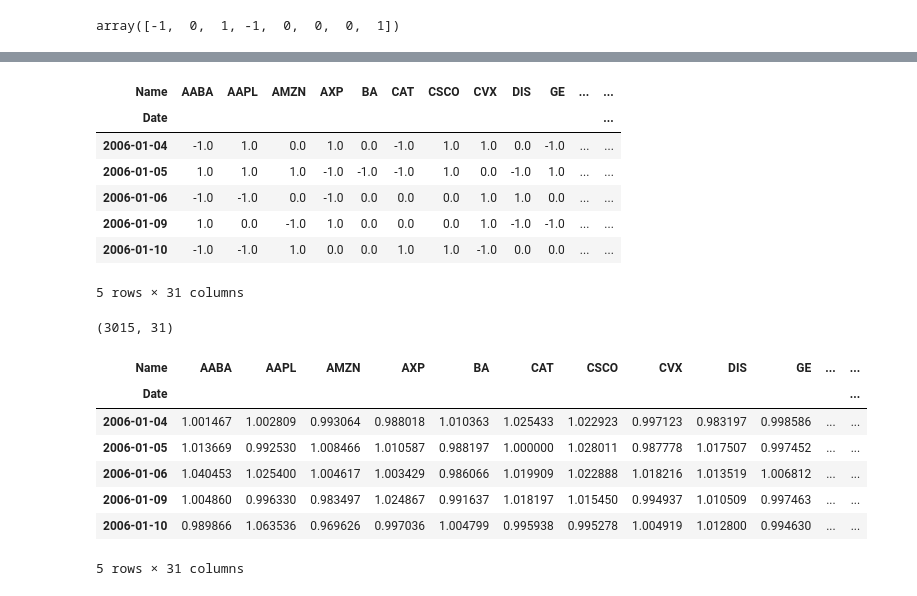
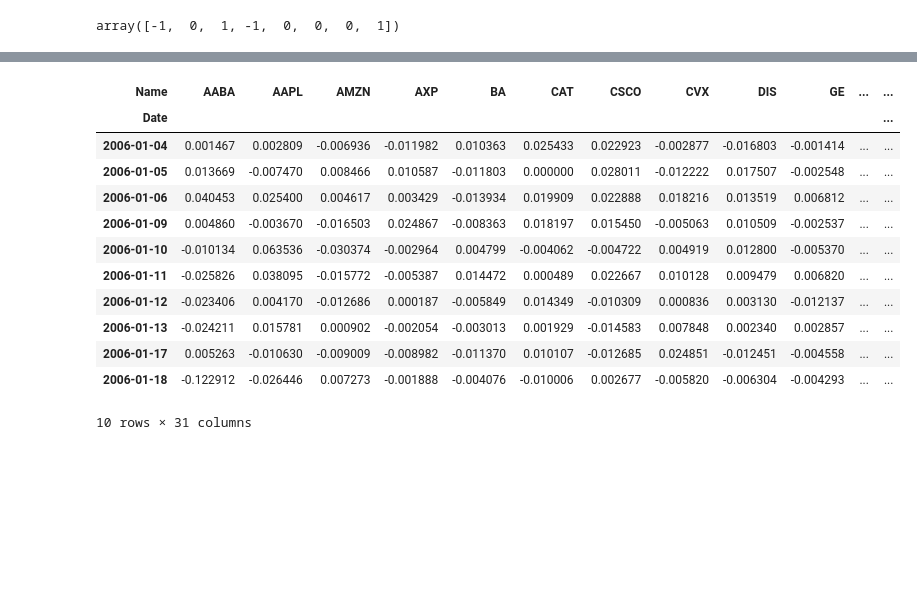
Before and after one commit to tqa236/LSTM_algo_trading, a Jupyter notebook: notebook/[Trading Algorithm - Baseline 1] Random strategy.ipynb, the cells around one changed output, grey strips where cells are left out. Saved outputs shown, nothing was run; the diff lists cells and outputs as text; code cells hidden in the pictures; blank space fills up the shorter version.

```diff
--- a/notebook/[Trading Algorithm - Baseline 1] Random strategy.ipynb
+++ b/notebook/[Trading Algorithm - Baseline 1] Random strategy.ipynb
@@ -16,7 +16,7 @@ stocks.head()
 | 2006-01-09 | 43.42 | 10.86 | 47.08 | 53.99 | 68.77 | 61.55 | 19.06 | 58.95 | 25.00 | 35.38 | ... | ... |
 5 rows × 31 columns
 # %%
-real_returns = stocks / stocks.shift(1)
+real_returns = (stocks - stocks.shift(1)) / stocks.shift(1)
 real_returns = real_returns.dropna()
 real_returns.head()
 # %% [output]
@@ -129,26 +114,16 @@ probabilities
-# %%
-positions.head()
-# %% [output]
-| Name | AABA | AAPL | AMZN | AXP | BA | CAT | CSCO | CVX | DIS | GE | ... | ... |
-| Date |  |  |  |  |  |  |  |  |  |  |  | ... |
-| 2006-01-04 | -1.0 | 1.0 | 0.0 | 1.0 | 0.0 | -1.0 | 1.0 | 1.0 | 0.0 | -1.0 | ... | ... |
-| 2006-01-05 | 1.0 | 1.0 | 1.0 | -1.0 | -1.0 | -1.0 | 1.0 | 0.0 | -1.0 | 1.0 | ... | ... |
-| 2006-01-06 | -1.0 | -1.0 | 0.0 | -1.0 | 0.0 | 0.0 | 0.0 | 1.0 | 1.0 | 0.0 | ... | ... |
-| 2006-01-09 | 1.0 | 0.0 | -1.0 | 1.0 | 0.0 | 0.0 | 0.0 | 1.0 | -1.0 | -1.0 | ... | ... |
-| 2006-01-10 | -1.0 | -1.0 | 1.0 | 0.0 | 0.0 | 1.0 | 1.0 | -1.0 | 0.0 | 0.0 | ... | ... |
-5 rows × 31 columns
-# %%
-positions.shape
-# %% [output]
-(3015, 31)
 # %%
-real_returns.head()
+real_returns.head(10)
 # %% [output]
 | Name | AABA | AAPL | AMZN | AXP | BA | CAT | CSCO | CVX | DIS | GE | ... | ... |
 | Date |  |  |  |  |  |  |  |  |  |  |  | ... |
-| 2006-01-04 | 1.001467 | 1.002809 | 0.993064 | 0.988018 | 1.010363 | 1.025433 | 1.022923 | 0.997123 | 0.983197 | 0.998586 | ... | ... |
-| 2006-01-05 | 1.013669 | 0.992530 | 1.008466 | 1.010587 | 0.988197 | 1.000000 | 1.028011 | 0.987778 | 1.017507 | 0.997452 | ... | ... |
-| 2006-01-06 | 1.040453 | 1.025400 | 1.004617 | 1.003429 | 0.986066 | 1.019909 | 1.022888 | 1.018216 | 1.013519 | 1.006812 | ... | ... |
-| 2006-01-09 | 1.004860 | 0.996330 | 0.983497 | 1.024867 | 0.991637 | 1.018197 | 1.015450 | 0.994937 | 1.010509 | 0.997463 | ... | ... |
-| 2006-01-10 | 0.989866 | 1.063536 | 0.969626 | 0.997036 | 1.004799 | 0.995938 | 0.995278 | 1.004919 | 1.012800 | 0.994630 | ... | ... |
+| 2006-01-04 | 0.001467 | 0.002809 | -0.006936 | -0.011982 | 0.010363 | 0.025433 | 0.022923 | -0.002877 | -0.016803 | -0.001414 | ... | ... |
+| 2006-01-05 | 0.013669 | -0.007470 | 0.008466 | 0.010587 | -0.011803 | 0.000000 | 0.028011 | -0.012222 | 0.017507 | -0.002548 | ... | ... |
+| 2006-01-06 | 0.040453 | 0.025400 | 0.004617 | 0.003429 | -0.013934 | 0.019909 | 0.022888 | 0.018216 | 0.013519 | 0.006812 | ... | ... |
+| 2006-01-09 | 0.004860 | -0.003670 | -0.016503 | 0.024867 | -0.008363 | 0.018197 | 0.015450 | -0.005063 | 0.010509 | -0.002537 | ... | ... |
+| 2006-01-10 | -0.010134 | 0.063536 | -0.030374 | -0.002964 | 0.004799 | -0.004062 | -0.004722 | 0.004919 | 0.012800 | -0.005370 | ... | ... |
+| 2006-01-11 | -0.025826 | 0.038095 | -0.015772 | -0.005387 | 0.014472 | 0.000489 | 0.022667 | 0.010128 | 0.009479 | 0.006820 | ... | ... |
+| 2006-01-12 | -0.023406 | 0.004170 | -0.012686 | 0.000187 | -0.005849 | 0.014349 | -0.010309 | 0.000836 | 0.003130 | -0.012137 | ... | ... |
+| 2006-01-13 | -0.024211 | 0.015781 | 0.000902 | -0.002054 | -0.003013 | 0.001929 | -0.014583 | 0.007848 | 0.002340 | 0.002857 | ... | ... |
+| 2006-01-17 | 0.005263 | -0.010630 | -0.009009 | -0.008982 | -0.011370 | 0.010107 | -0.012685 | 0.024851 | -0.012451 | -0.004558 | ... | ... |
+| 2006-01-18 | -0.122912 | -0.026446 | 0.007273 | -0.001888 | -0.004076 | -0.010006 | 0.002677 | -0.005820 | -0.006304 | -0.004293 | ... | ... |
-5 rows × 31 columns
+10 rows × 31 columns
```
Also changed, not shown: parts of 13 cells of this notebook.
